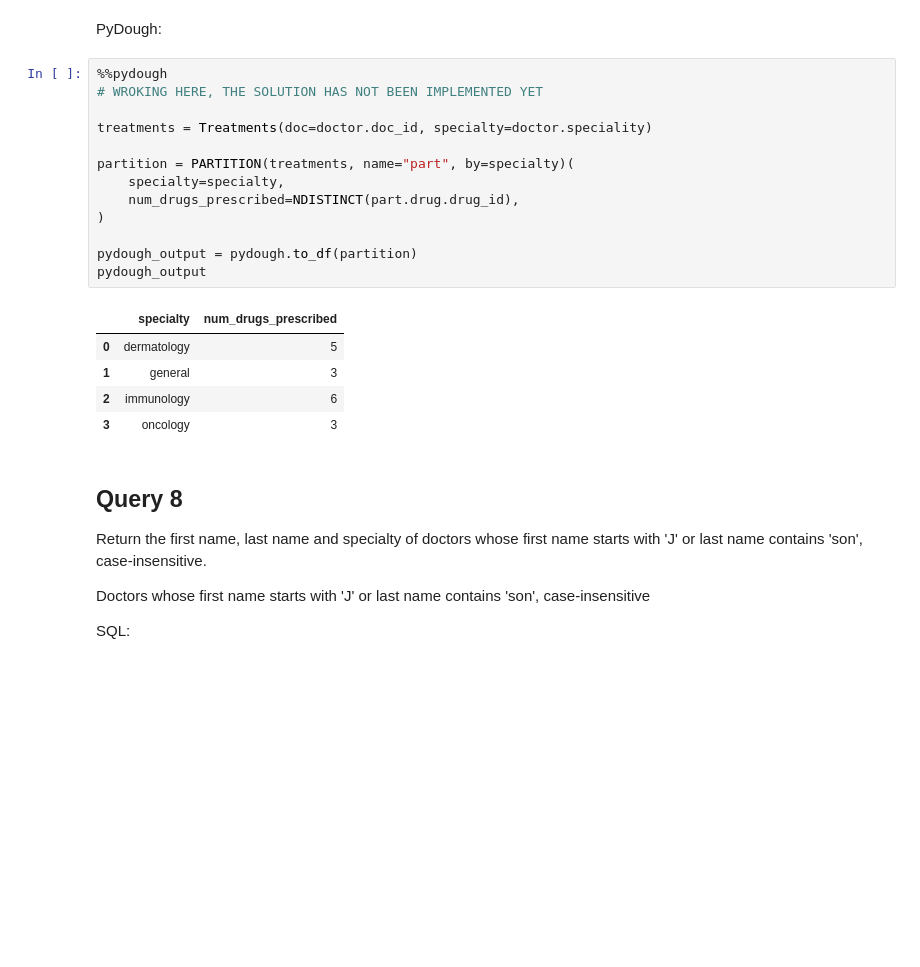
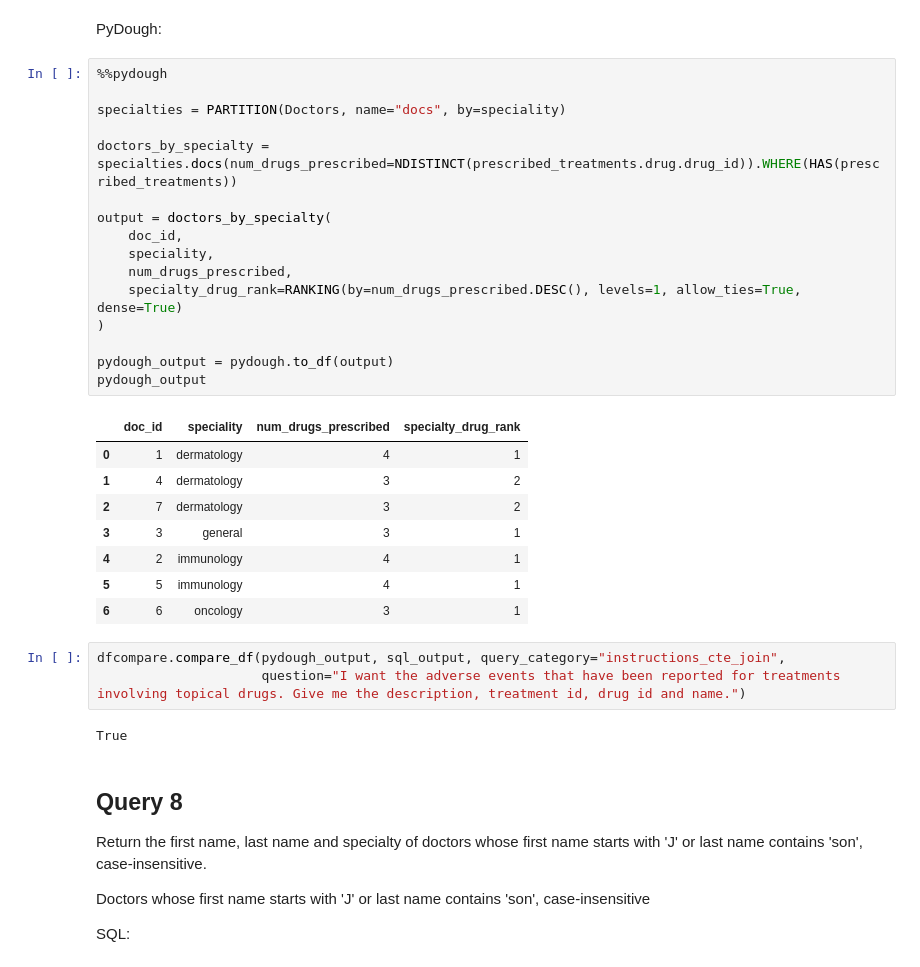
Before and after one commit to bodo-ai/text2pydough, a Jupyter notebook: workbench/GNunez/DermTreatment - PyDoughTesting.ipynb, the cells around one changed output. Cells and saved outputs as stored; diff of their text form; blank space fills up the shorter version.

```diff
--- a/workbench/GNunez/DermTreatment-PyDoughTesting.ipynb
+++ b/workbench/GNunez/DermTreatment - PyDoughTesting.ipynb
@@ -391,25 +391,36 @@ sql_output
 | 6 | 6 | oncology | 3 | 1 |
 # %% [markdown]
 PyDough:
-# %%
-%%pydough
-# WROKING HERE, THE SOLUTION HAS NOT BEEN IMPLEMENTED YET
-
-treatments = Treatments(doc=doctor.doc_id, specialty=doctor.speciality)
-
-partition = PARTITION(treatments, name="part", by=specialty)(
-    specialty=specialty,
-    num_drugs_prescribed=NDISTINCT(part.drug.drug_id),
-)
-
-pydough_output = pydough.to_df(partition)
-pydough_output
-# %% [output]
-|  | specialty | num_drugs_prescribed |
-| 0 | dermatology | 5 |
-| 1 | general | 3 |
-| 2 | immunology | 6 |
-| 3 | oncology | 3 |
+# %%
+%%pydough
+
+specialties = PARTITION(Doctors, name="docs", by=speciality)
+
+doctors_by_specialty = specialties.docs(num_drugs_prescribed=NDISTINCT(prescribed_treatments.drug.drug_id)).WHERE(HAS(prescribed_treatments))
+
+output = doctors_by_specialty(
+    doc_id,
+    speciality,
+    num_drugs_prescribed,
+    specialty_drug_rank=RANKING(by=num_drugs_prescribed.DESC(), levels=1, allow_ties=True, dense=True)
+)
+
+pydough_output = pydough.to_df(output)
+pydough_output
+# %% [output]
+|  | doc_id | speciality | num_drugs_prescribed | specialty_drug_rank |
+| 0 | 1 | dermatology | 4 | 1 |
+| 1 | 4 | dermatology | 3 | 2 |
+| 2 | 7 | dermatology | 3 | 2 |
+| 3 | 3 | general | 3 | 1 |
+| 4 | 2 | immunology | 4 | 1 |
+| 5 | 5 | immunology | 4 | 1 |
+| 6 | 6 | oncology | 3 | 1 |
+# %%
+dfcompare.compare_df(pydough_output, sql_output, query_category="instructions_cte_join",
+                     question="I want the adverse events that have been reported for treatments involving topical drugs. Give me the description, treatment id, drug id and name.")
+# %% [output]
+True
 # %% [markdown]
 ## Query 8
 
```
Also changed, not shown: parts of 1 cell of this notebook.
